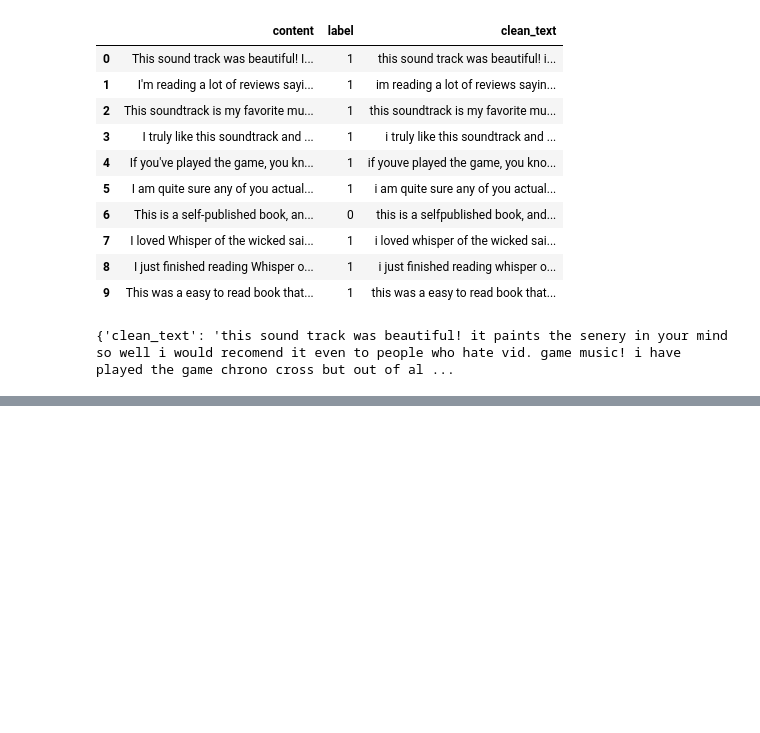
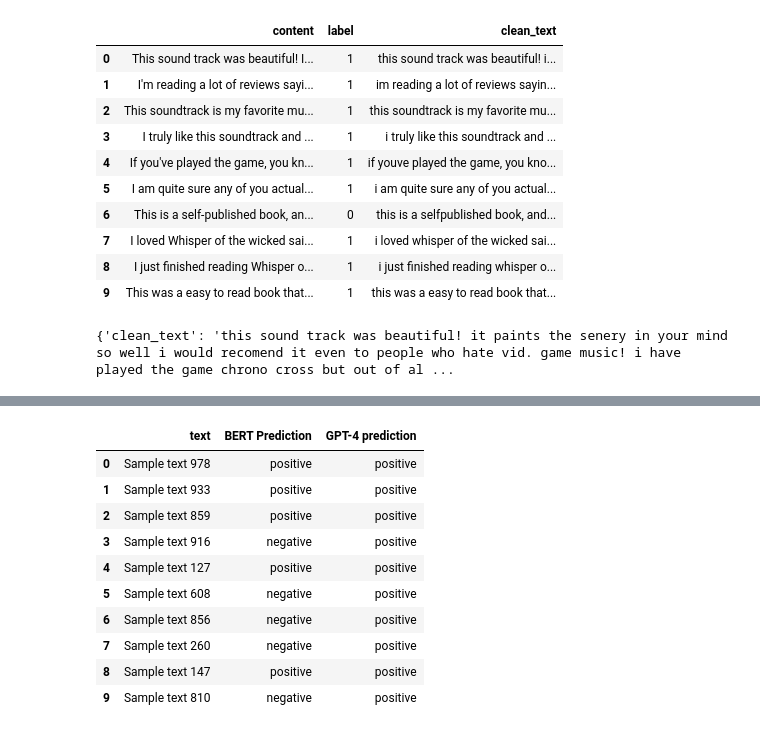
Before and after one commit to hansikaa08/SentimentScope, a Jupyter notebook: notebooks/data_collection.ipynb, the cells around one changed output, grey strips where cells are left out. Drawn from its saved outputs; the diff is of its cells as text; code cells hidden in the pictures; blank space fills up the shorter version.

Commit message:
model training

```diff
--- a/notebooks/data_collection.ipynb
+++ b/notebooks/data_collection.ipynb
@@ -218,0 +310,33 @@ TrainOutput(global_step=100, training_loss=0.42846538543701174, metrics={'train_
+# %%
+sample_texts=[test_dataset[i]["text"] for i in range (10)]
+model_preds=[int(preds[i]) for i in range (10)]
+
+def gpt4(text):
+  prompt=f"Classify the sentiment of this text as Positive or Negative:\n\n{text}"
+  response=openai.chat.completions.create(
+      model="gpt-4o-mini",
+      messages=[{"role":"user", "content":prompt}],
+      temperature=0
+  )
+  reply=response.choices[0].message.content.strip().lower()
+  return "positive" if "positive" in reply else "negative"
+
+results=[]
+for i, text in enumerate(sample_texts):
+  gpt_label=gpt4(text)
+  model_label="positive" if model_preds[i]==1 else "negative"
+  results.append({"text": text, "BERT Prediction": model_label, "GPT-4 prediction": gpt_label})
+
+pd.DataFrame(results)
+# %% [output]
+|  | text | BERT Prediction | GPT-4 prediction |
+| 0 | Sample text 978 | positive | positive |
+| 1 | Sample text 933 | positive | positive |
+| 2 | Sample text 859 | positive | positive |
+| 3 | Sample text 916 | negative | positive |
+| 4 | Sample text 127 | positive | positive |
+| 5 | Sample text 608 | negative | positive |
+| 6 | Sample text 856 | negative | positive |
+| 7 | Sample text 260 | negative | positive |
+| 8 | Sample text 147 | positive | positive |
+| 9 | Sample text 810 | negative | positive |
```
Also changed, not shown: parts of 8 cells of this notebook.
